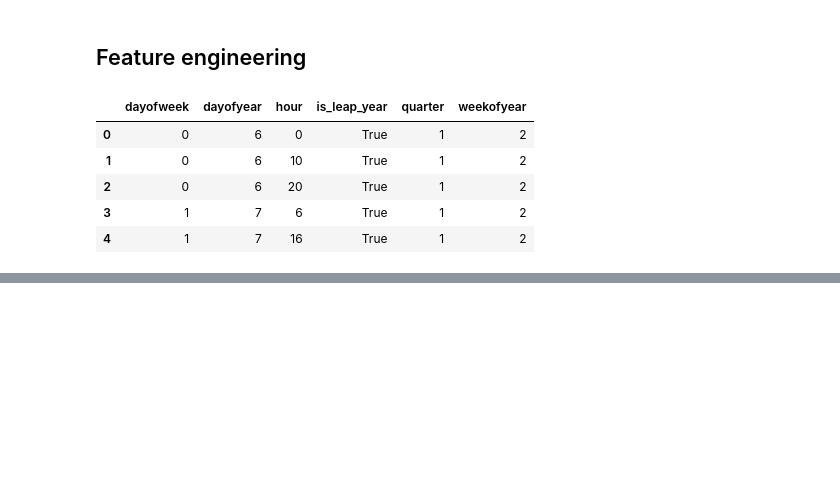
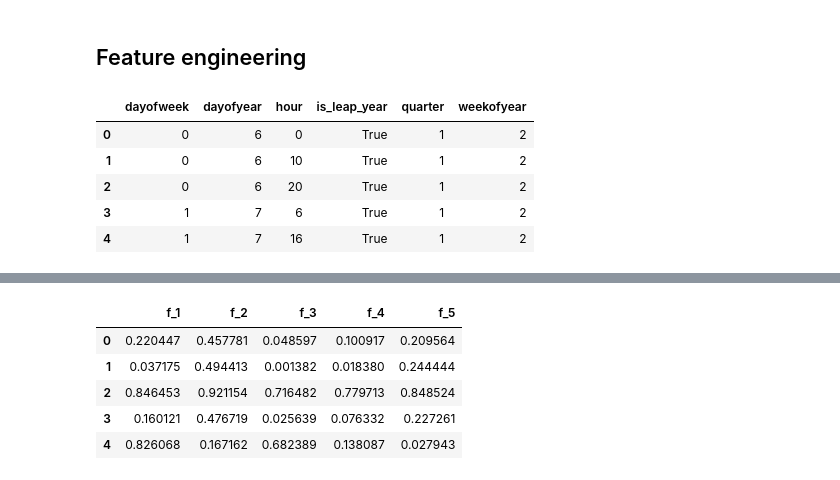
Before and after one commit to rafaelPassarinho/AAAMLP, a Jupyter notebook: AAAMLP.ipynb, the cells around one changed output, grey strips where cells are left out. Drawn from its saved outputs; the diff is of its cells as text; code cells hidden in the pictures; blank space fills up the shorter version.

```diff
--- a/AAAMLP.ipynb
+++ b/AAAMLP.ipynb
@@ -2811,0 +2821,8 @@ feature_dict['quantile_99'] = np.quantile(x, 0.99)
+# %%
+import numpy as np
+import pandas as pd
+# generate a random dataframe with
+# 2 columns and 100 rows
+df = pd.DataFrame(np.random.rand(100, 2), columns=[f'f_{i}' for i in range(1,3)])
+
+df.head()
@@ -2811,0 +2836,25 @@ feature_dict['quantile_99'] = np.quantile(x, 0.99)
+# %%
+from sklearn import preprocessing
+
+# initialize polynomial features class object
+# for two-degree polynomial features
+pf = preprocessing.PolynomialFeatures(degree=2, interaction_only=False, include_bias=False)
+
+# fit to the features
+pf.fit(df)
+
+# create polynomial features
+poly_feats = pf.transform(df)
+
+# create a dataframe with all the features
+num_feats = poly_feats.shape[1]
+df_transformed = pd.DataFrame(poly_feats, columns=[f'f_{i}' for i in range(1, num_feats+1)])
+
+df_transformed.head()
+# %% [output]
+|  | f_1 | f_2 | f_3 | f_4 | f_5 |
+| 0 | 0.220447 | 0.457781 | 0.048597 | 0.100917 | 0.209564 |
+| 1 | 0.037175 | 0.494413 | 0.001382 | 0.018380 | 0.244444 |
+| 2 | 0.846453 | 0.921154 | 0.716482 | 0.779713 | 0.848524 |
+| 3 | 0.160121 | 0.476719 | 0.025639 | 0.076332 | 0.227261 |
+| 4 | 0.826068 | 0.167162 | 0.682389 | 0.138087 | 0.027943 |
```
Also changed, not shown: parts of 7 cells of this notebook.
